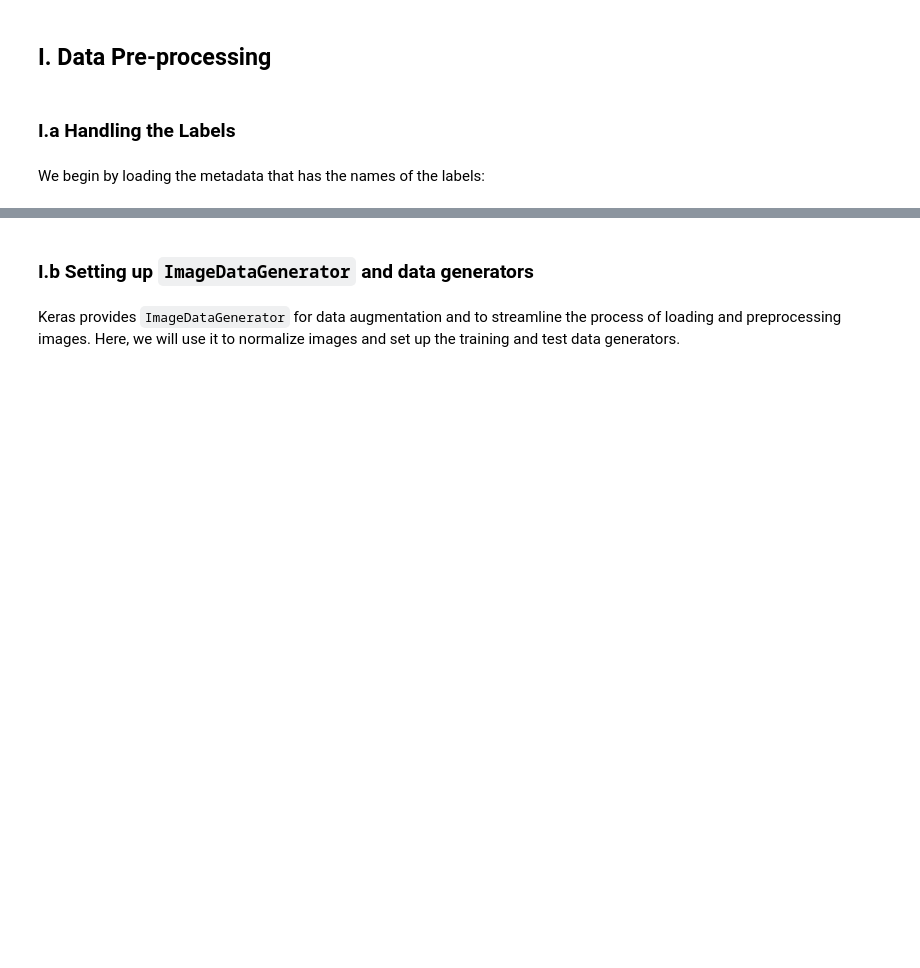
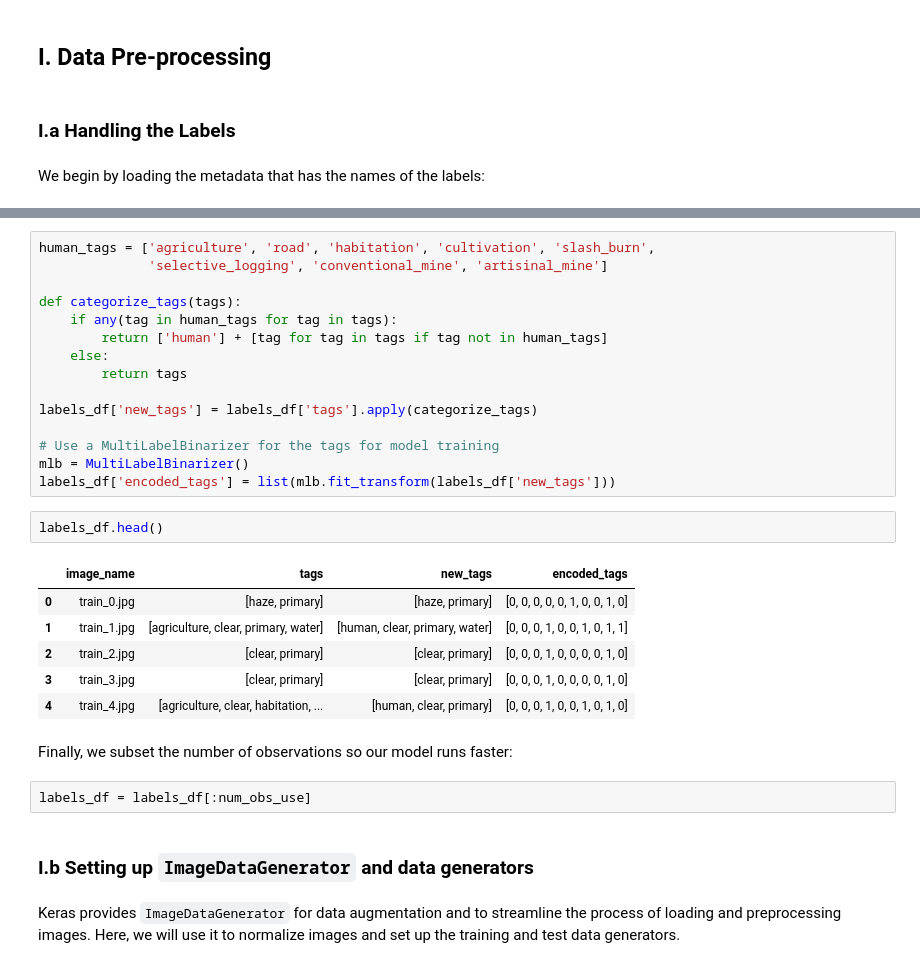
Before and after one commit to ssegovba/identifying-deforestation, a Jupyter notebook: notebooks/cnn_custom_model_classifier.ipynb, the cells around one changed output, grey strips where cells are left out. Saved outputs shown, nothing was run; the diff lists cells and outputs as text; blank space fills up the shorter version.

```diff
--- a/notebooks/cnn_custom_model_classifier.ipynb
+++ b/notebooks/cnn_custom_model_classifier.ipynb
@@ -54,3 +57,31 @@ labels_df.head()
+# %%
+human_tags = ['agriculture', 'road', 'habitation', 'cultivation', 'slash_burn',
+              'selective_logging', 'conventional_mine', 'artisinal_mine']
+
+def categorize_tags(tags):
+    if any(tag in human_tags for tag in tags):
+        return ['human'] + [tag for tag in tags if tag not in human_tags]
+    else:
+        return tags
+
+labels_df['new_tags'] = labels_df['tags'].apply(categorize_tags)
+
+# Use a MultiLabelBinarizer for the tags for model training
+mlb = MultiLabelBinarizer()
+labels_df['encoded_tags'] = list(mlb.fit_transform(labels_df['new_tags']))
+# %%
+labels_df.head()
+# %% [output]
+|  | image_name | tags | new_tags | encoded_tags |
+| 0 | train_0.jpg | [haze, primary] | [haze, primary] | [0, 0, 0, 0, 0, 1, 0, 0, 1, 0] |
+| 1 | train_1.jpg | [agriculture, clear, primary, water] | [human, clear, primary, water] | [0, 0, 0, 1, 0, 0, 1, 0, 1, 1] |
+| 2 | train_2.jpg | [clear, primary] | [clear, primary] | [0, 0, 0, 1, 0, 0, 0, 0, 1, 0] |
+| 3 | train_3.jpg | [clear, primary] | [clear, primary] | [0, 0, 0, 1, 0, 0, 0, 0, 1, 0] |
+| 4 | train_4.jpg | [agriculture, clear, habitation, ... | [human, clear, primary] | [0, 0, 0, 1, 0, 0, 1, 0, 1, 0] |
+# %% [markdown]
+Finally, we subset the number of observations so our model runs faster:
+# %%
+labels_df = labels_df[:num_obs_use]
 # %% [markdown]
 ### I.b Setting up `ImageDataGenerator` and data generators
 # %% [markdown]
```
Also changed, not shown: parts of 11 cells of this notebook.
